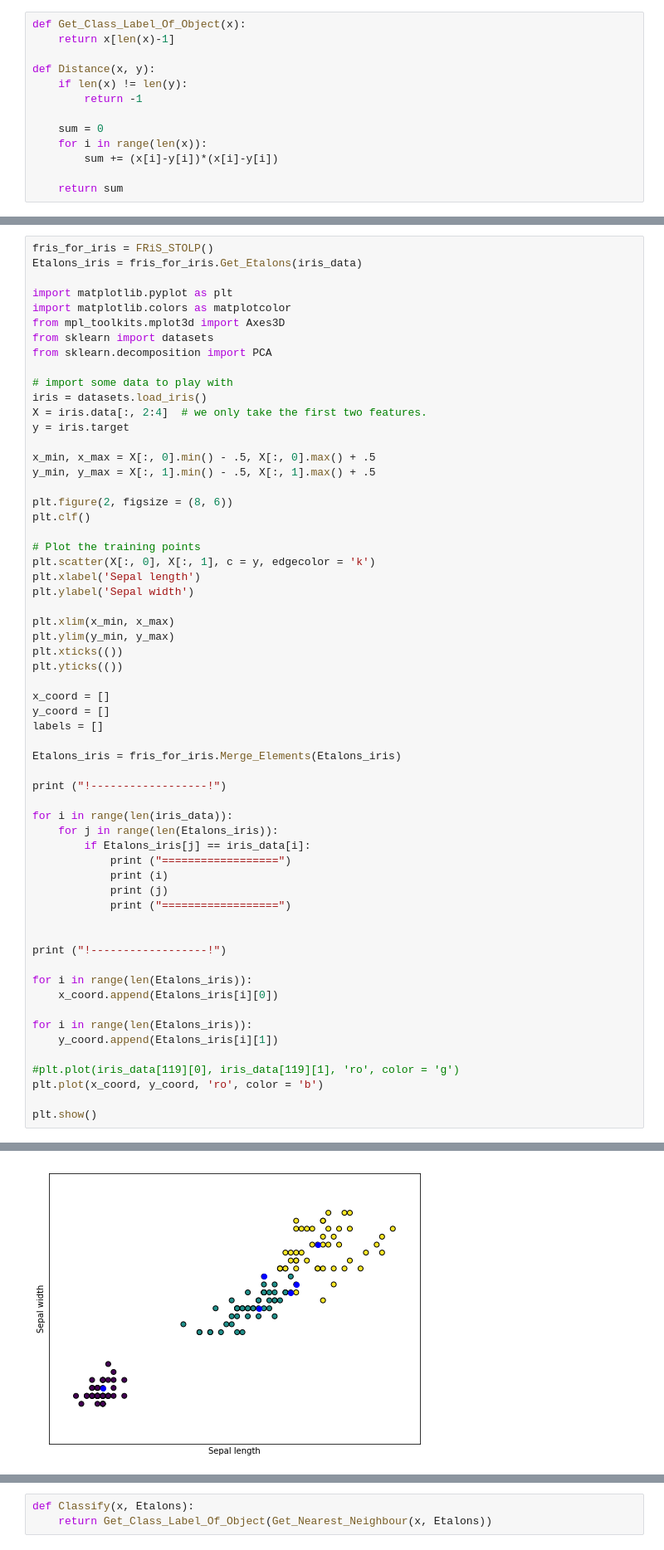
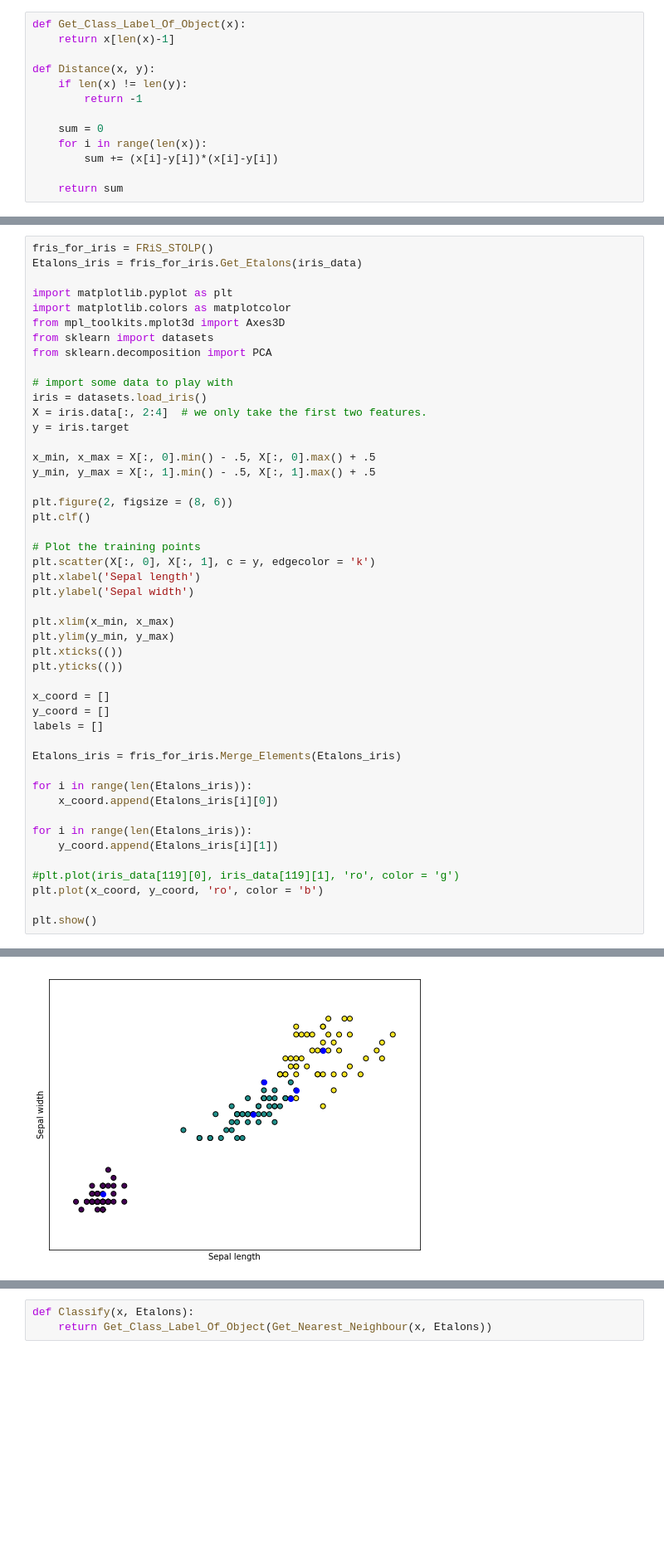
Before and after one commit to Bidanets/FRiS-STOLP, a Jupyter notebook: FRiS-STOLP.ipynb, the cells around one changed output, grey strips where cells are left out. Shown at 83% size. Saved outputs shown, nothing was run; the diff lists cells and outputs as text; blank space fills up the shorter version.

```diff
--- a/FRiS-STOLP.ipynb
+++ b/FRiS-STOLP.ipynb
@@ -433,19 +494,6 @@ labels = []
 
 Etalons_iris = fris_for_iris.Merge_Elements(Etalons_iris)
 
-print ("!------------------!")
-
-for i in range(len(iris_data)):
-    for j in range(len(Etalons_iris)):
-        if Etalons_iris[j] == iris_data[i]:
-            print ("==================")
-            print (i)
-            print (j)
-            print ("==================")
-
-
-print ("!------------------!")
-
 for i in range(len(Etalons_iris)):
     x_coord.append(Etalons_iris[i][0])
 
@@ -477 +511 @@ Tolerance denom: 100
-[figure, old version]
+[figure, new version]
```
Also changed, not shown: parts of 7 cells of this notebook.
